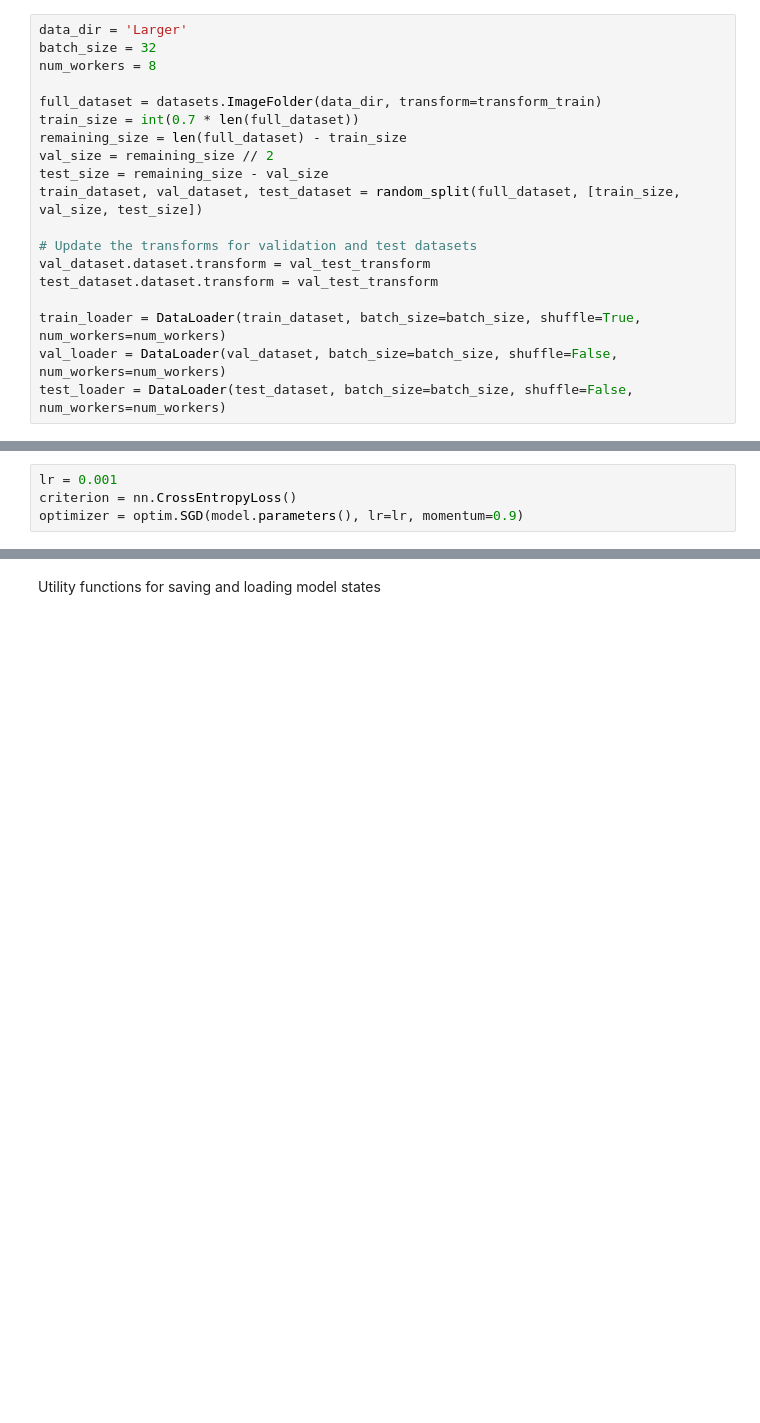
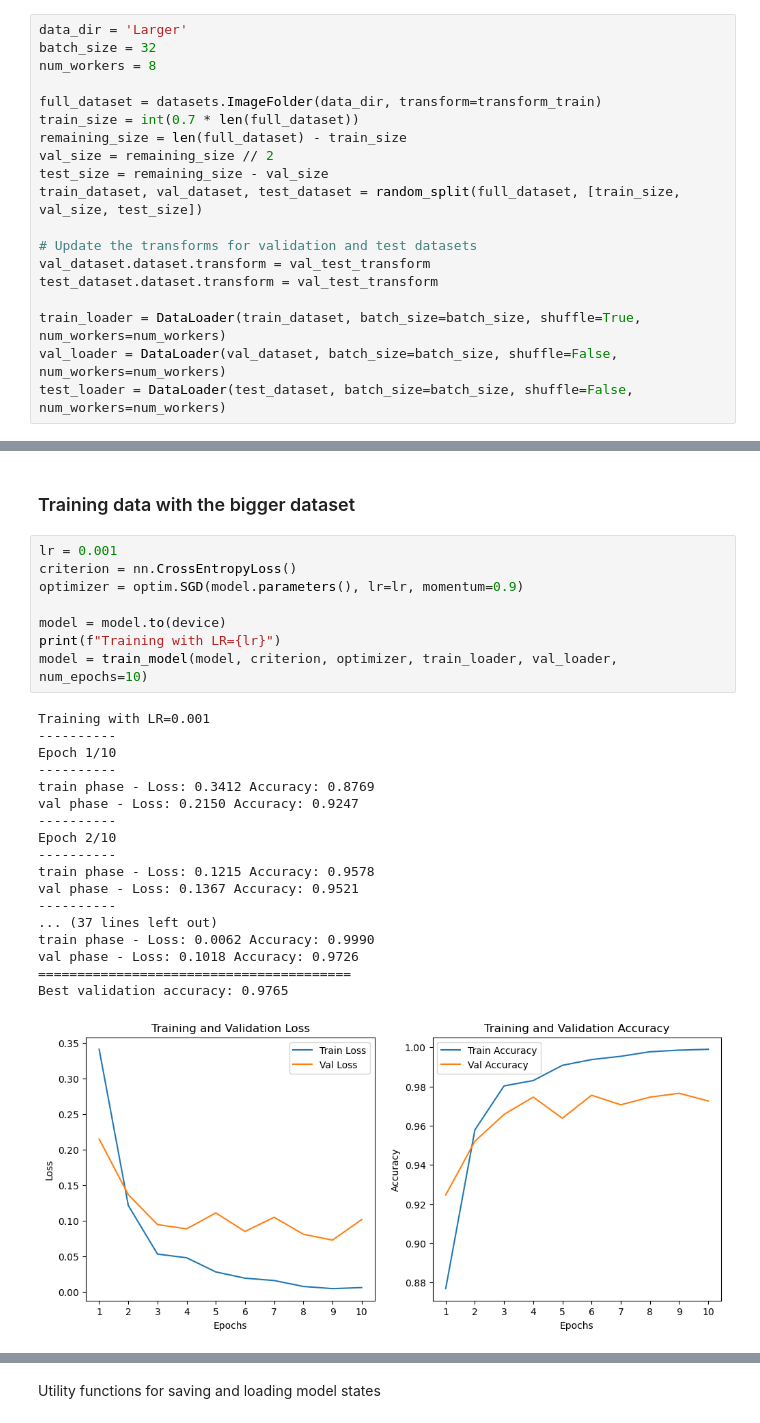
Before and after one commit to CheckinChickens/gmm-komandine, a Jupyter notebook: VGG/vgg.ipynb, the cells around one changed output, grey strips where cells are left out. Drawn from its saved outputs; the diff is of its cells as text; blank space fills up the shorter version.

```diff
--- a/VGG/vgg.ipynb
+++ b/VGG/vgg.ipynb
@@ -233,5 +236,30 @@ def train_model(model, criterion, optimizer, train_loader, val_loader, num_epoch
     return model
+# %% [markdown]
+### Training data with the bigger dataset
 # %%
 lr = 0.001
 criterion = nn.CrossEntropyLoss()
 optimizer = optim.SGD(model.parameters(), lr=lr, momentum=0.9)
+
+model = model.to(device)
+print(f"Training with LR={lr}")
+model = train_model(model, criterion, optimizer, train_loader, val_loader, num_epochs=10)
+# %% [output]
+Training with LR=0.001
+----------
+Epoch 1/10
+----------
+train phase - Loss: 0.3412 Accuracy: 0.8769
+val phase - Loss: 0.2150 Accuracy: 0.9247
+----------
+Epoch 2/10
+----------
+train phase - Loss: 0.1215 Accuracy: 0.9578
+val phase - Loss: 0.1367 Accuracy: 0.9521
+----------
+... (37 lines left out)
+train phase - Loss: 0.0062 Accuracy: 0.9990
+val phase - Loss: 0.1018 Accuracy: 0.9726
+========================================
+Best validation accuracy: 0.9765
+[figure, added]
```
Also changed, not shown: parts of 16 cells of this notebook, 1 other file.
